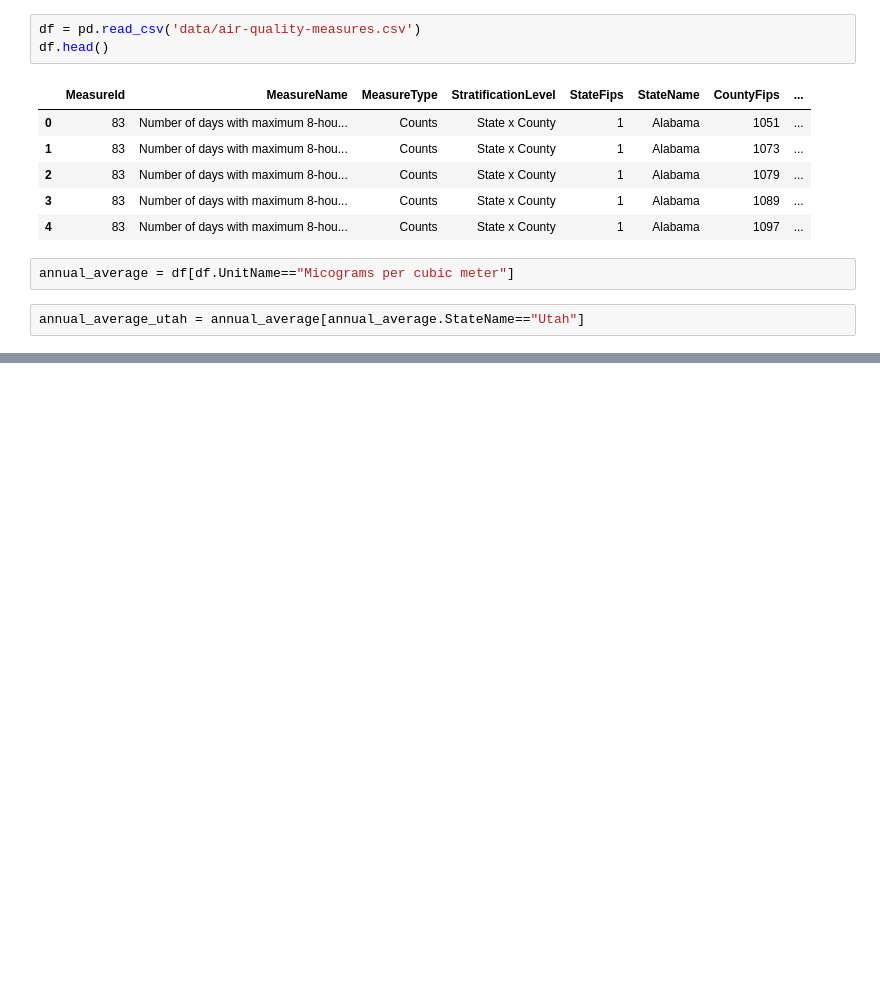
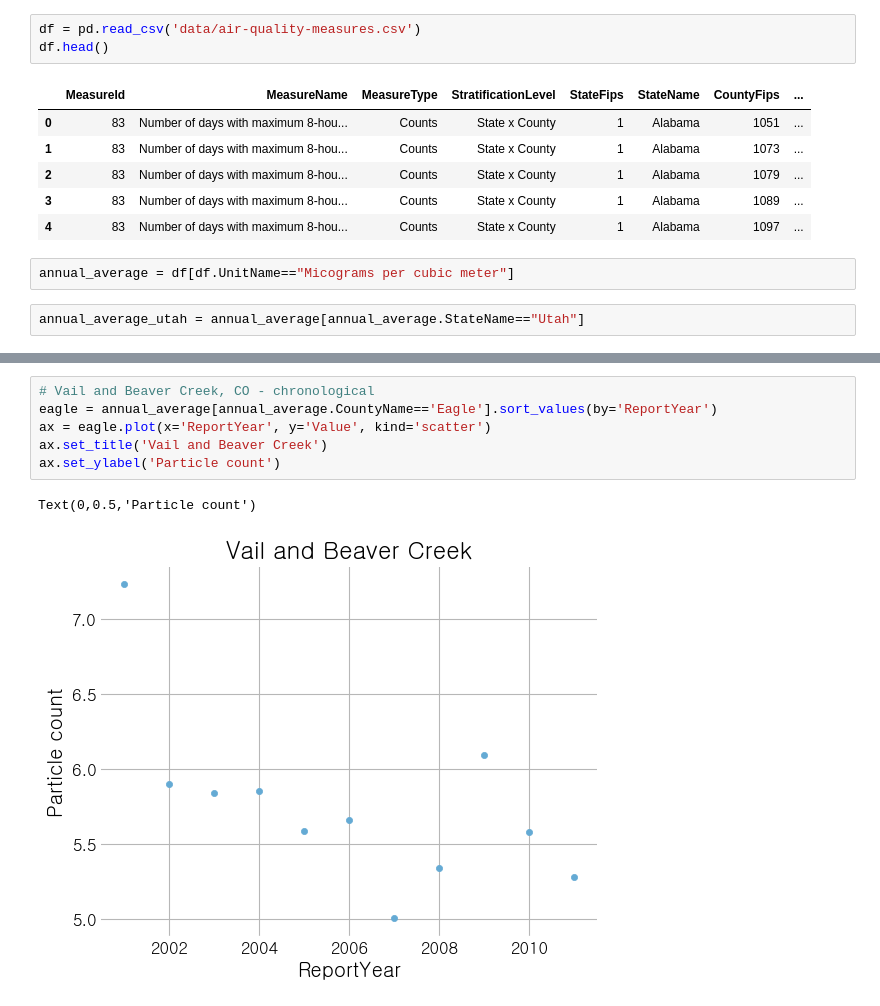
Before and after one commit to vpenney/data-studio, a Jupyter notebook: code/05-air-quality/Air Quality Notebook.ipynb, the cells around one changed output, grey strips where cells are left out. Drawn from its saved outputs; the diff is of its cells as text; blank space fills up the shorter version.

```diff
--- a/code/05-air-quality/Air Quality Notebook.ipynb
+++ b/code/05-air-quality/Air Quality Notebook.ipynb
@@ -74,0 +112,9 @@ IndexError: pop from empty list
+# %%
+# Vail and Beaver Creek, CO - chronological
+eagle = annual_average[annual_average.CountyName=='Eagle'].sort_values(by='ReportYear')
+ax = eagle.plot(x='ReportYear', y='Value', kind='scatter')
+ax.set_title('Vail and Beaver Creek')
+ax.set_ylabel('Particle count')
+# %% [output]
+Text(0,0.5,'Particle count')
+[figure, added]
```
Also changed, not shown: parts of 9 cells of this notebook.
